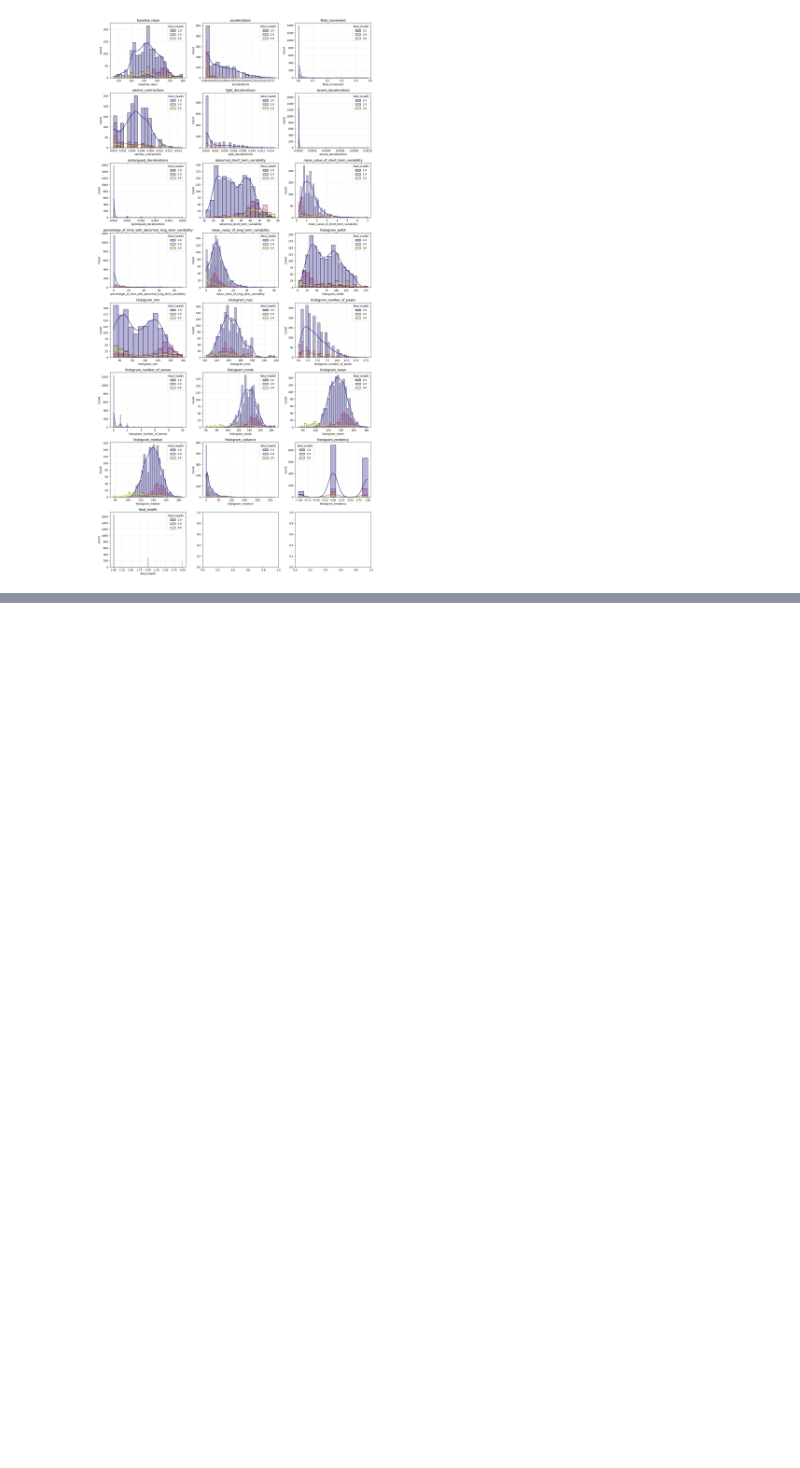
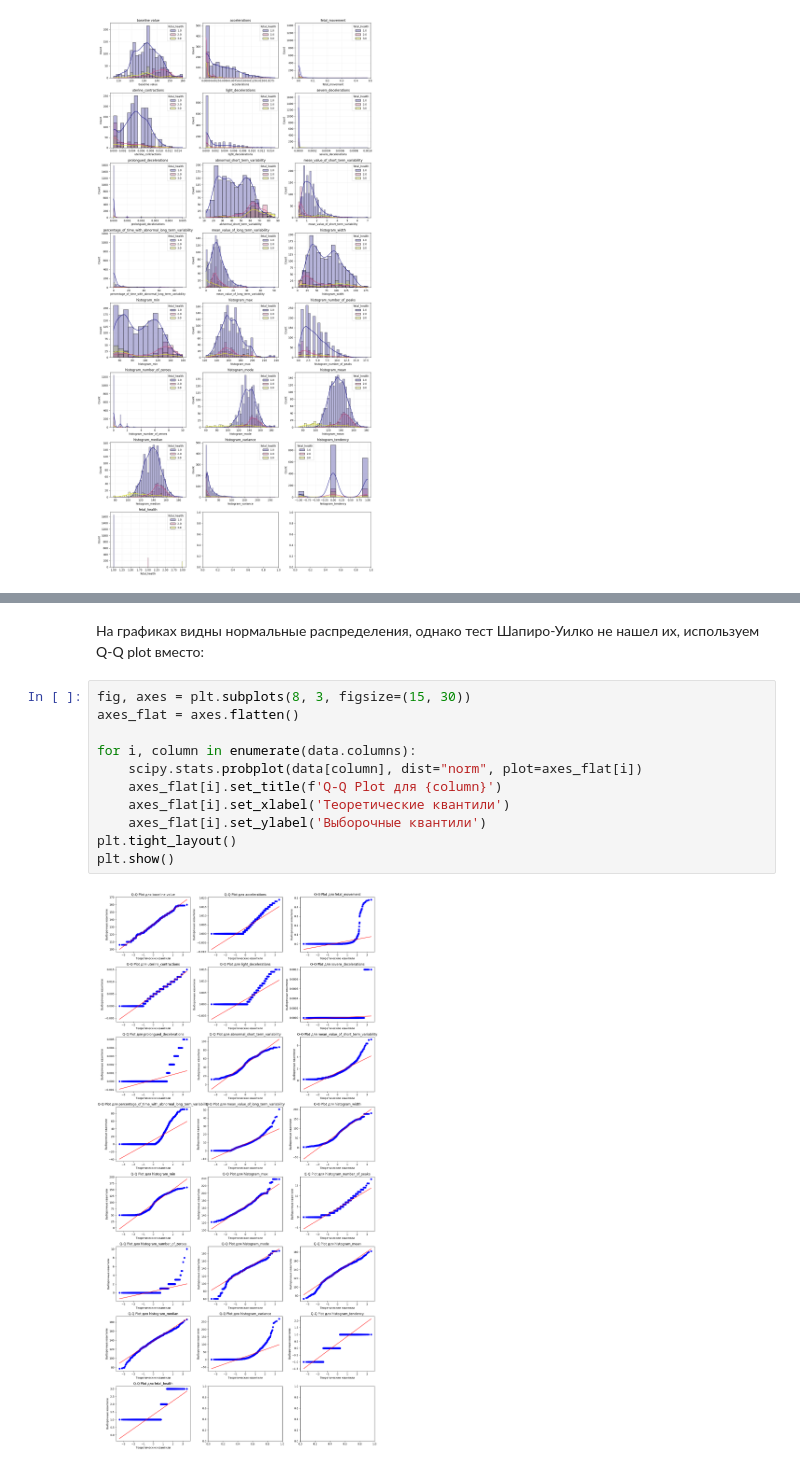
Before and after one commit to NightBloomRush/fetalhealth, a Jupyter notebook: embw.ipynb, the cells around one changed output, grey strips where cells are left out. Saved outputs shown, nothing was run; the diff lists cells and outputs as text; blank space fills up the shorter version.

```diff
--- a/embw.ipynb
+++ b/embw.ipynb
@@ -131,0 +187,15 @@ plt.show()
+# %% [markdown]
+На графиках видны нормальные распределения, однако тест Шапиро-Уилко не нашел их, используем Q-Q plot вместо:
+# %%
+fig, axes = plt.subplots(8, 3, figsize=(15, 30))
+axes_flat = axes.flatten()
+
+for i, column in enumerate(data.columns):
+    scipy.stats.probplot(data[column], dist="norm", plot=axes_flat[i])
+    axes_flat[i].set_title(f'Q-Q Plot для {column}')
+    axes_flat[i].set_xlabel('Теоретические квантили')
+    axes_flat[i].set_ylabel('Выборочные квантили')
+plt.tight_layout()
+plt.show()
+# %% [output]
+[figure, added]
```
Also changed, not shown: parts of 27 cells of this notebook.
